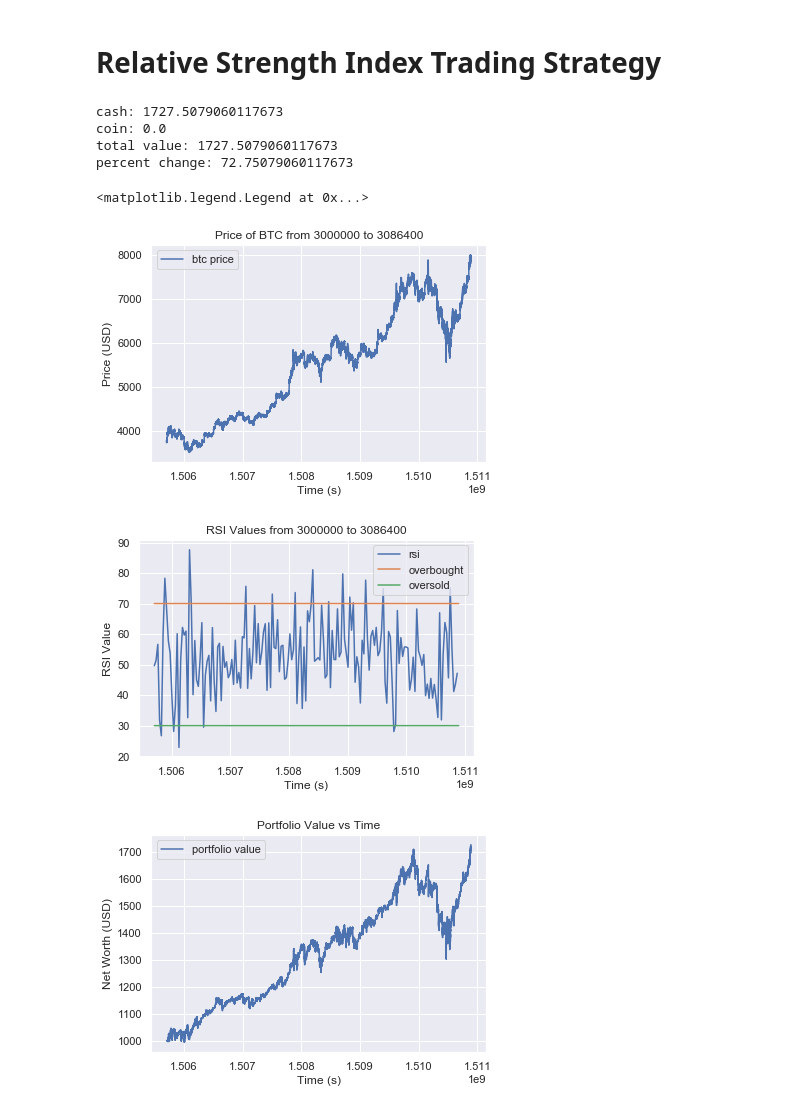
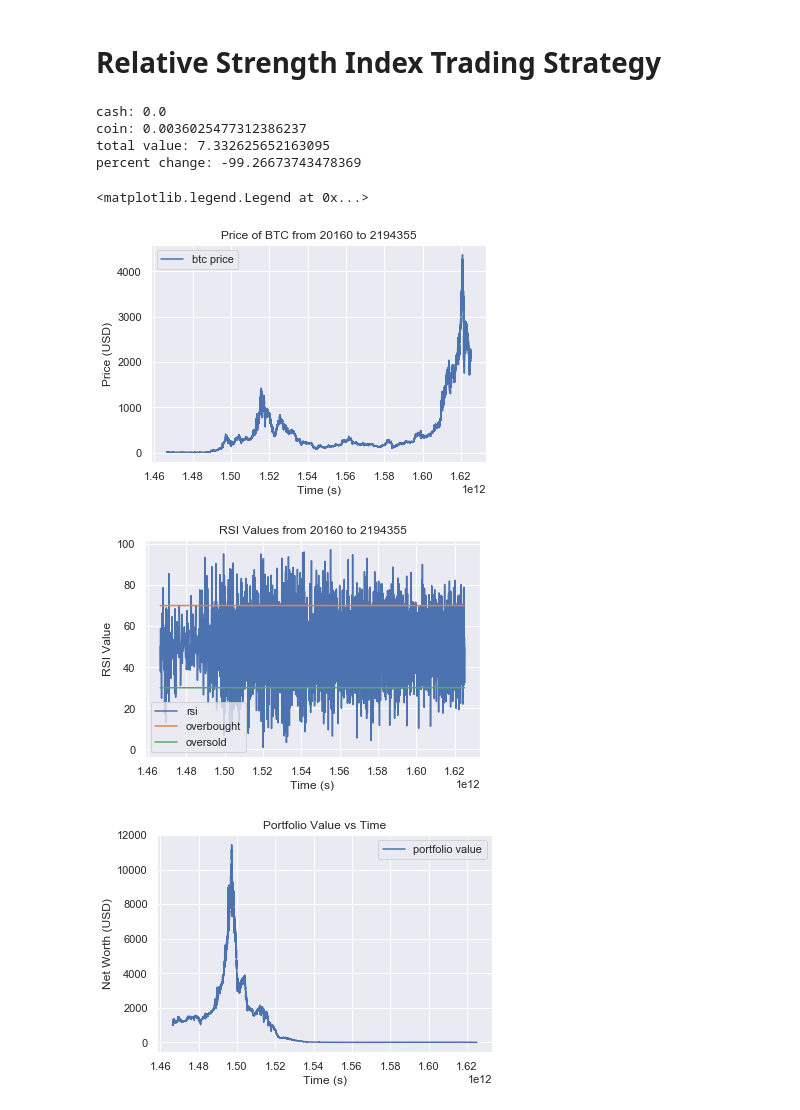
Before and after one commit to wyattgf/crypto-algo-trader, a Jupyter notebook: TradingAlgo.ipynb, the cells around one changed output. Cells and saved outputs as stored; diff of their text form; code cells hidden in the pictures.

```diff
--- a/TradingAlgo.ipynb
+++ b/TradingAlgo.ipynb
@@ -139,7 +153,7 @@ def display_price_over_time_period(figure_index, start, end):
 # %% [markdown]
 # Simple Buy & Hold
 # %%
-end = 4857376 # across all data
+end = END # across all data
 start = 0 # across all data
 
 cash, coin, buy, sell, arr_index = (1000,0,0,0,0) # TOGGLE starting cash/coin values
@@ -310,7 +320,7 @@ def calc_thresholds(index, trigger_threshold):
 start = int(3 * 10**6 + 0*len(day)) # TOGGLE for start of time period
 end = start + 30*len(day) # TOGGLE for end of time period
 
-#end = 4857376 # TOGGLE for all data
+#end = END # TOGGLE for all data
 #start = 0 # TOGGLE for all data
 
 sample_rate = 100
@@ -363,7 +373,7 @@ for buy_prop in buy_proportions:
                 overall_wealth[arr_index] = btc_value_dollars[arr_index] + cash
                 arr_index+=1
 
-        plt.plot(df['Timestamp'][start:end:sample_rate],overall_wealth, label=f'trigger = {trigger_threshold}') # uncomment to graph different trigger thresholds
+        plt.plot(df[TIME_KEY][start:end:sample_rate],overall_wealth, label=f'trigger = {trigger_threshold}') # uncomment to graph different trigger thresholds
         deltas[deltas_index] = list_assets(starting_wealth, cash, coin, end, output=False)
         deltas_index+=1
 
@@ -410,8 +420,8 @@ start = int(4.166 * 10**6 + 0*len(day)) # good demonstration day
 #start = int(3.5 * 10**6)
 end = start + int(60*minutes_in_day) # across two months
 
-#end = 4857376 # TOGGLE for all data
-#start = 0 + time_delta*rank # TOGGLE for all data
+end = END # TOGGLE for all data
+start = 0 + time_delta*rank # TOGGLE for all data
 
 rank = 14
 time_delta = 1440 # TOGGLE 1, 60, 1440 for minutes, hours, days, respectively
@@ -485,13 +495,13 @@ res=list_assets(starting_wealth_1, cash_1, coin_1, end)
 print("Strategy 2 Results: \n")
 res=list_assets(starting_wealth_2, cash_2, coin_2, end)
 
-time_space = df['Timestamp'][start:end:sample_rate]
+time_space = df[TIME_KEY][start:end:sample_rate]
 
 plt.figure(0)
 plt.plot(time_space, upper_band, label='upper band')
 plt.plot(time_space, moving_avg, label='simple moving average')
 plt.plot(time_space, lower_band, label='lower band')
-plt.plot(time_space, df['Weighted_Price'][start:end:sample_rate], label='BTC price')
+plt.plot(time_space, df[PRICE_KEY][start:end:sample_rate], label='BTC price')
 plt.title(f'Visualization of BTC BB from {start} to {end}')
 plt.xlabel('Time (s)')
 plt.ylabel('Price (USD)')
@@ -553,16 +545,6 @@ def calc_avg_gain_loss(start, rank, time_delta):
 
     return (avg_gain, avg_loss)
 
-start = 3 * 10**6 # good demonstration day
-end = start + 60*minutes_in_day
-
-#end = 4857376 # TOGGLE for all data
-#start = 0 + time_delta*rank # TOGGLE for all data
-
-cash, coin, buy, sell = (1000,0,0,0) # TOGGLE starting cash/coin values
-starting_wealth = cash + coin * get_curr_price(start-1) if not np.isnan(get_curr_price(start-1)) else cash
-
-
 rank = 14
 smoothing_weight = rank-1
 
@@ -572,6 +554,17 @@ trade_prop = 1
 
 overbought = 70
 oversold = 30
+
+start = 3 * 10**6 # good demonstration day
+end = start + 60*minutes_in_day
+
+end = END # TOGGLE for all data
+start = 0 + time_delta*rank # TOGGLE for all data
+
+
+cash, coin, buy, sell = (1000,0,0,0) # TOGGLE starting cash/coin values
+starting_wealth = cash + coin * get_curr_price(start-1) if not np.isnan(get_curr_price(start-1)) else cash
+
 
 arr_len = (int((end-start) / sample_rate)) if (end-start)%sample_rate == 0 else (int((end-start) / sample_rate)+1)
 
@@ -611,39 +604,39 @@ for i in range(start,end):
     #print(f'{cash},{coin}')
 
 res = list_assets(starting_wealth, cash, coin, end)
 
 
-time_span = df['Timestamp'][start:end]
+time_span = df[TIME_KEY][start:end]
 
 plt.figure(0)
-plt.plot(time_span[::sample_rate], df['Weighted_Price'][start:end:sample_rate], label='btc price')
+plt.plot(time_span[::sample_rate], df[PRICE_KEY][start:end:sample_rate], label='btc price')
 plt.title(f'Price of BTC from {start} to {end}')
 plt.ylabel('Price (USD)')
 plt.xlabel('Time (s)')
 plt.legend(loc='best')
 
 plt.figure(1)
 step = 500 #plotted w/ large step value to make more visible, TOGGLE to 1 for full set of data
 plt.plot(time_span[::step], rsi_values[::step], label='rsi') # rsi values
 plt.plot(time_span, [overbought] * arr_len, label='overbought') # overbought marker
 plt.plot(time_span, [oversold] * arr_len, label='oversold') # underbought marker
 plt.title(f'RSI Values from {start} to {end}')
 plt.ylabel('RSI Value')
 plt.xlabel('Time (s)')
 plt.legend(loc='best')
 
 plt.figure(2)
 plt.plot(time_span, overall_wealth, label='portfolio value')
 plt.title('Portfolio Value vs Time')
 plt.xlabel('Time (s)')
 plt.ylabel('Net Worth (USD)')
 plt.legend(loc='best')
 # %% [output]
-cash: 1727.5079060117673
-coin: 0.0
-total value: 1727.5079060117673
-percent change: 72.75079060117673
+cash: 0.0
+coin: 0.0036025477312386237
+total value: 7.332625652163095
+percent change: -99.26673743478369
 <matplotlib.legend.Legend at 0x...>
-[figure, old version]
+[figure, new version]
-[figure, old version]
+[figure, new version]
-[figure, old version]
+[figure, new version]
```
Also changed, not shown: parts of 8 cells of this notebook, 3 other files.
